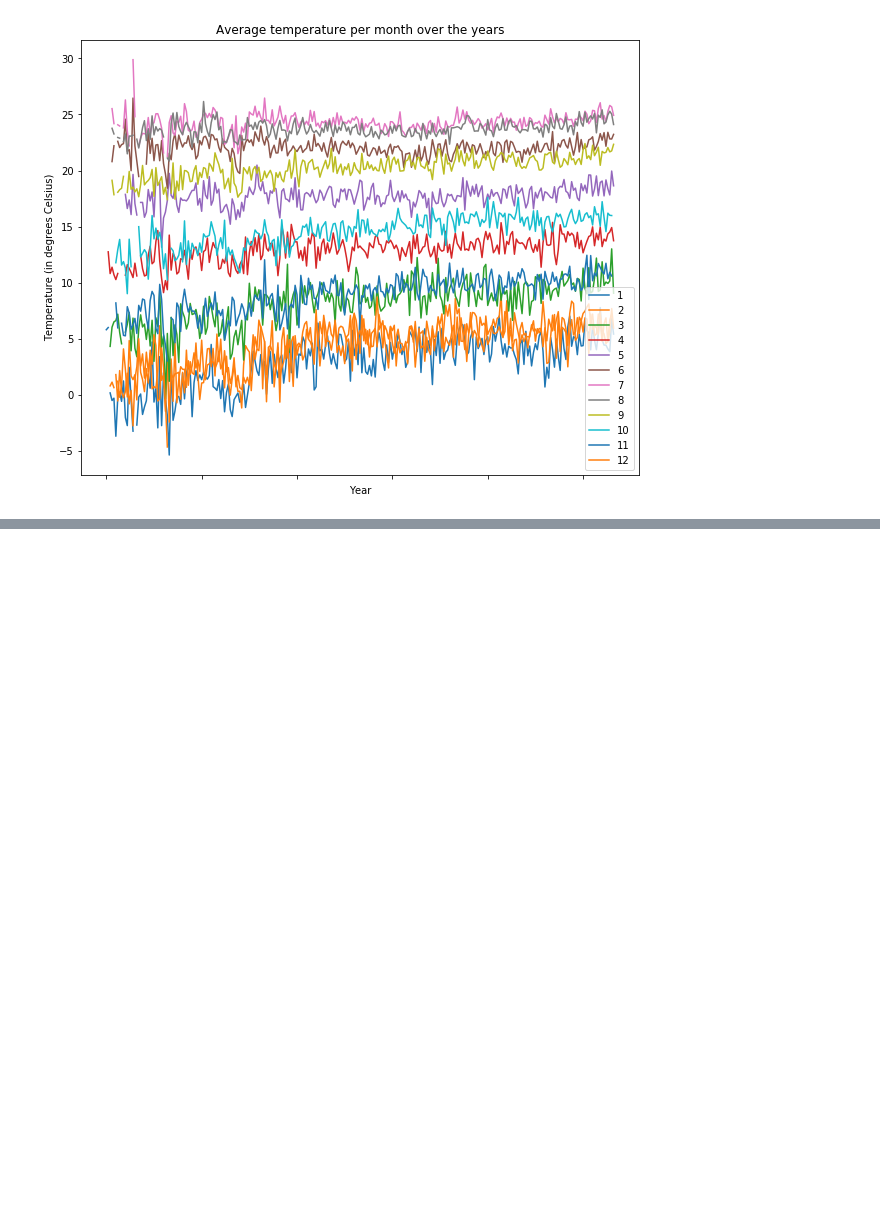
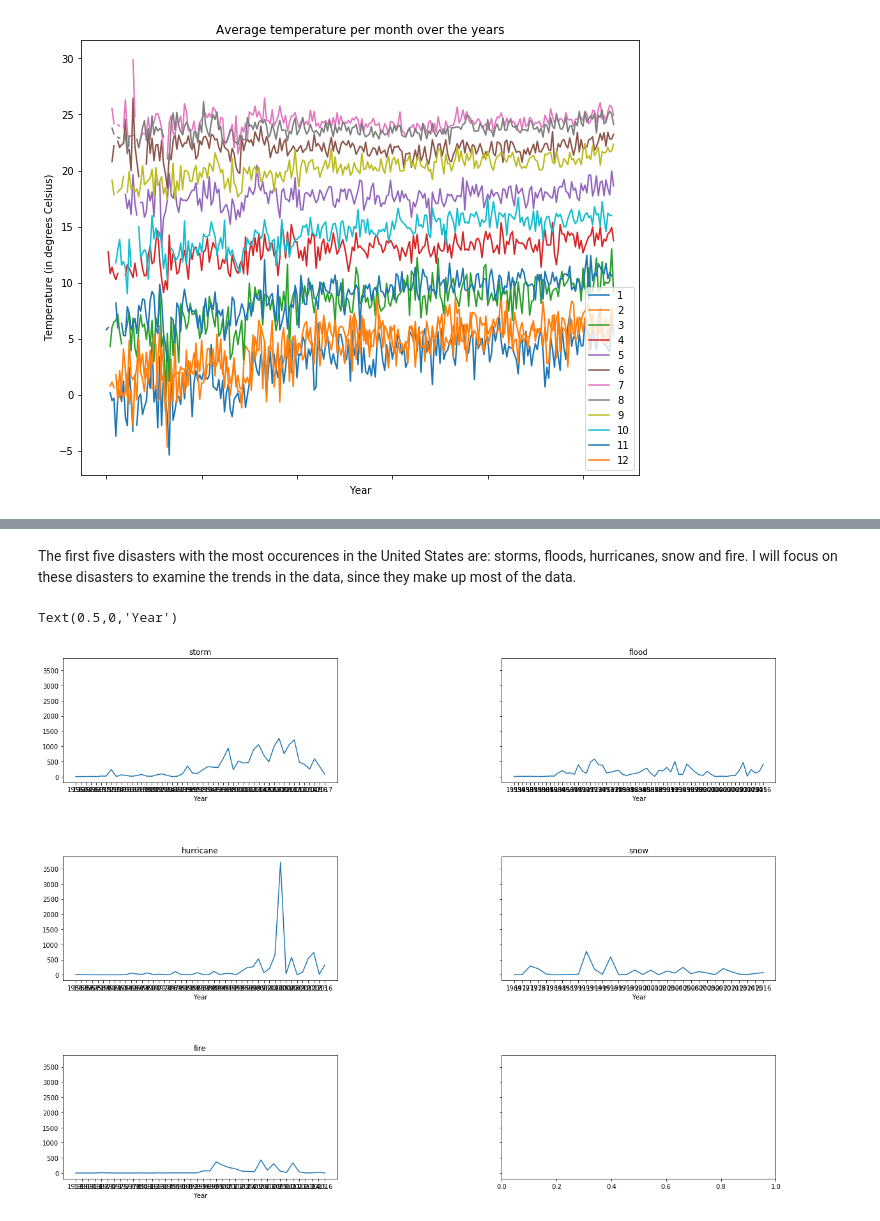
Before and after one commit to karahahn/Springboard_Capstone1, a Jupyter notebook: Data Storytelling.ipynb, the cells around one changed output, grey strips where cells are left out. Cells and saved outputs as stored; diff of their text form; code cells hidden in the pictures; blank space fills up the shorter version.

```diff
--- a/Data Storytelling.ipynb
+++ b/Data Storytelling.ipynb
@@ -495,0 +487,5 @@ print('min year = ', df_central['AverageTemperature'].idxmin(), ', max year = ',
+# %%
+# create a copy of the disaster data, extracting the columns with the necessary data
+disaster = disaster_county.copy()
+disaster = disaster[['Declaration Type','Declaration Date','Year','State','County','Disaster Type']]
+disaster.head()
@@ -495,0 +520,33 @@ print('min year = ', df_central['AverageTemperature'].idxmin(), ', max year = ',
+# %% [markdown]
+The first five disasters with the most occurences in the United States are: storms, floods, hurricanes, snow and fire. I will focus on these disasters to examine the trends in the data, since they make up most of the data.
+# %%
+fig, ax = plt.subplots(3,2, sharey='all',figsize=(20,15))
+fig.subplots_adjust(hspace=.6, wspace=.6)
+
+storm = disaster[disaster['Disaster Type']=='Storm'].groupby('Year').agg('count')[['Declaration Type']]
+ax[0,0].plot(storm)
+ax[0,0].set_title('storm')
+ax[0,0].set_xlabel('Year')
+
+flood = disaster[disaster['Disaster Type']=='Flood'].groupby('Year').agg('count')[['Declaration Type']]
+ax[0,1].plot(flood)
+ax[0,1].set_title('flood')
+ax[0,1].set_xlabel('Year')
+
+hurricane = disaster[disaster['Disaster Type']=='Hurricane'].groupby('Year').agg('count')[['Declaration Type']]
+ax[1,0].plot(hurricane)
+ax[1,0].set_title('hurricane')
+ax[1,0].set_xlabel('Year')
+
+snow = disaster[disaster['Disaster Type']=='Snow'].groupby('Year').agg('count')[['Declaration Type']]
+ax[1,1].plot(snow)
+ax[1,1].set_title('snow')
+ax[1,1].set_xlabel('Year')
+
+fire = disaster[disaster['Disaster Type']=='Fire'].groupby('Year').agg('count')[['Declaration Type']]
+ax[2,0].plot(fire)
+ax[2,0].set_title('fire')
+ax[2,0].set_xlabel('Year')
+# %% [output]
+Text(0.5,0,'Year')
+[figure, added]
```
Also changed, not shown: parts of 32 cells of this notebook.
